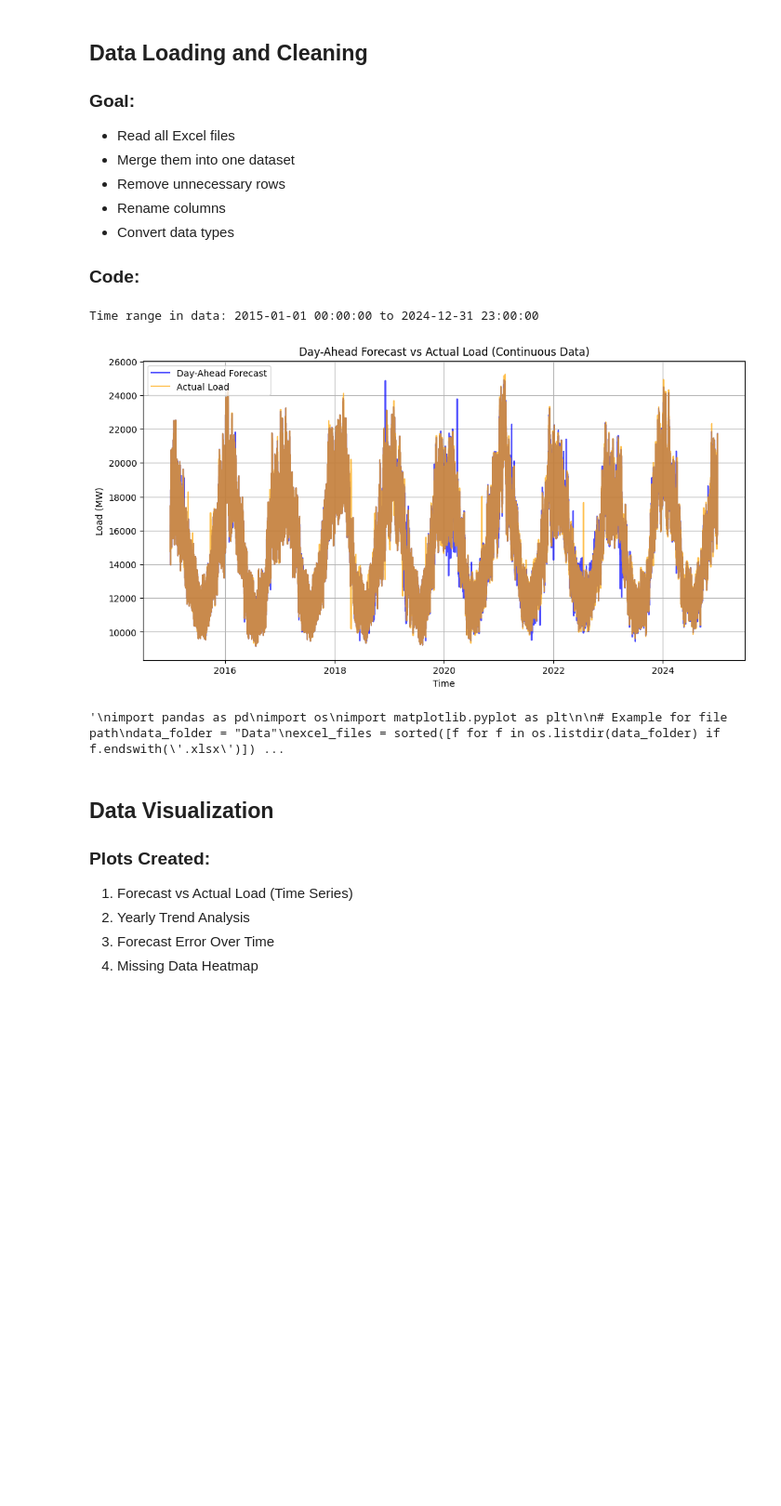
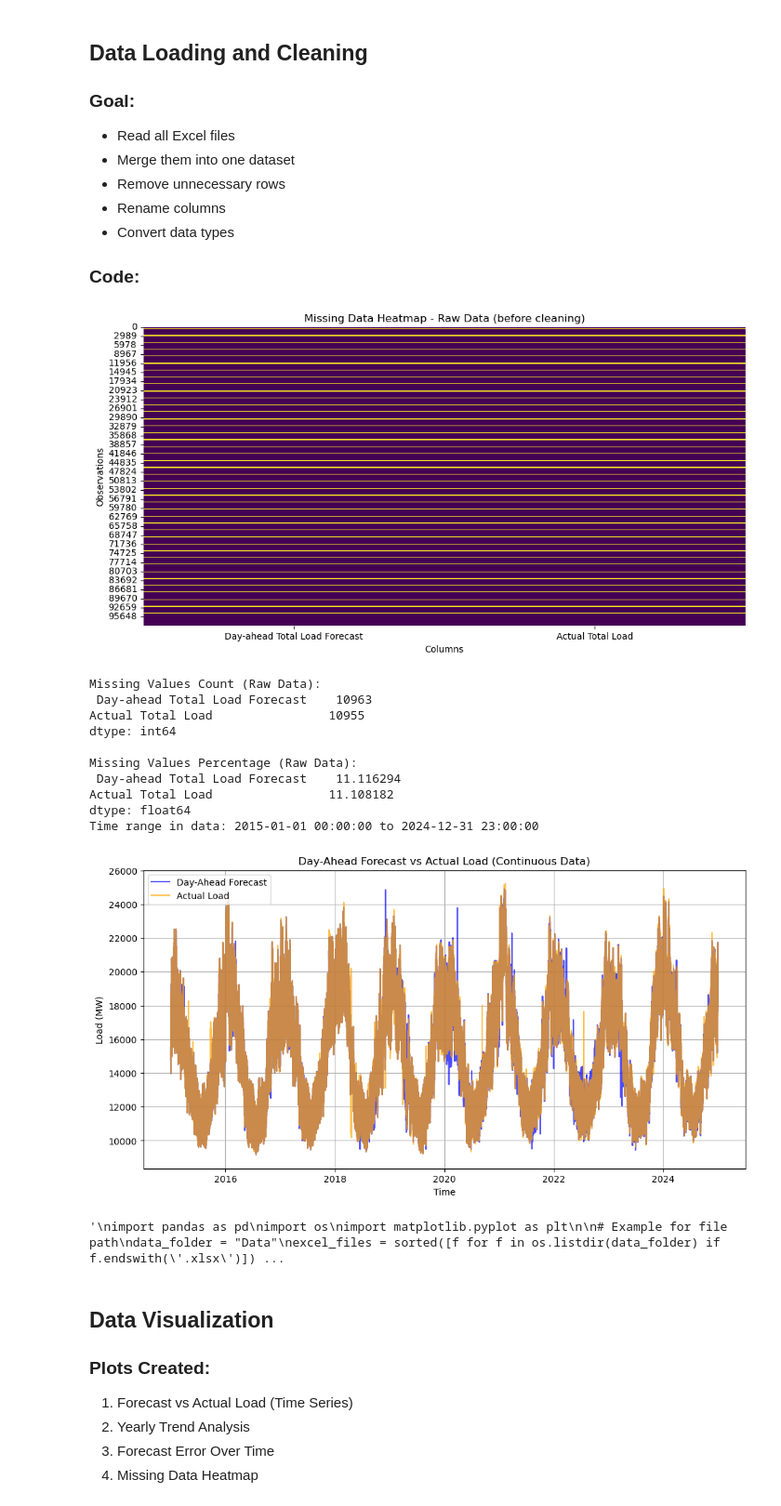
Before and after one commit to ErdemKilci/ReservoirWind, a Jupyter notebook: reservoir_wind.ipynb, the cells around one changed output. Shown at 93% size. Drawn from its saved outputs; the diff is of its cells as text; code cells hidden in the pictures; blank space fills up the shorter version.

Commit message:
added raw data missing
copied raw_data_list and plotted heating map to show data cleaninng phases.

```diff
--- a/reservoir_wind.ipynb
+++ b/reservoir_wind.ipynb
@@ -54,12 +54,14 @@ import os
 import matplotlib.pyplot as plt
 import numpy as np
 import re
+import seaborn as sns
 
 # Define file paths
 data_folder = "Data"
 excel_files = sorted([f for f in os.listdir(data_folder) if f.endswith('.xlsx')])  # Sort files chronologically
 
-all_data = pd.DataFrame()
+raw_data_list = [] # To store raw data for vis..
+all_data = pd.DataFrame() # This will store the cleaned data.
 
 for file in excel_files:
     file_path = os.path.join(data_folder, file)
@@ -70,6 +72,10 @@ for file in excel_files:
     # Read Excel file, skipping 6 rows
     data = pd.read_excel(file_path, skiprows=6, dtype=str)
 
+    # Store a copy of the raw data before any cleaning for later visualization
+    raw_data_list.append(data.copy())
+
+    #Cleaning process
     # Rename first row as actual column names
     data.columns = ['Time', 'Forecast Load', 'Actual Load']
 
@@ -102,6 +108,32 @@ for file in excel_files:
 
     # Append cleaned data
     all_data = pd.concat([all_data, data[['Timestamp', 'Forecast Load', 'Actual Load']]], ignore_index=True)
+
+# Combine all raw data for visualization
+raw_data = pd.concat(raw_data_list, ignore_index=True)
+
+# Exclude any columns that start with 'Unnamed'
+# Strip any whitespace around column names
+raw_data.columns = raw_data.columns.str.strip()
+# Drop columns containing 'Unnamed' in the name
+raw_data = raw_data.loc[:, ~raw_data.columns.str.contains('^Unnamed', case=False)]
+
+
+# Before: vis. raw data
+plt.figure(figsize=(12, 6))
+sns.heatmap(raw_data.isnull(), cbar=False, cmap='viridis')
+plt.title("Missing Data Heatmap - Raw Data (before cleaning)")
+plt.xlabel("Columns")
+plt.ylabel("Observations")
+plt.show()
+
+#Print missing values counts and percentages for raw data
+missing_counts = raw_data.isnull().sum()
+missing_percent = raw_data.isnull().mean()*100
+print("Missing Values Count (Raw Data):\n", missing_counts)
+print("\nMissing Values Percentage (Raw Data):\n", missing_percent)
+
+# After: Visualise Cleaned Data
 
 # Verify the range of the data
 print("Time range in data:", all_data['Timestamp'].min(), "to", all_data['Timestamp'].max())
@@ -219,35 +251,45 @@ for file in excel_files:
     # Generate timestamps dynamically based on the current_datetime
     num_rows = len(filtered_data)
     time_range = pd.date_range(start=current_datetime, periods=num_rows, freq='h')
     filtered_data['Time'] = time_range
 
     # Update current_datetime to continue from the end of this file's data
     current_datetime = time_range[-1] + pd.Timedelta(hours=1)
 
     # Convert columns to numeric, preserving NaN values
     filtered_data['Forecast Load'] = pd.to_numeric(filtered_data['Forecast Load'], errors='coerce')
     filtered_data['Actual Load'] = pd.to_numeric(filtered_data['Actual Load'], errors='coerce')
 
     # Append to the combined DataFrame
     all_data = pd.concat([all_data, filtered_data[['Time', 'Forecast Load', 'Actual Load']]], ignore_index=True)
 
 # Verify the range of the data
 print("Time range in data:", all_data['Time'].min(), "to", all_data['Time'].max())
 
 # Plot the data, including null values
 plt.figure(figsize=(12, 6))
 plt.plot(all_data['Time'], all_data['Forecast Load'], label='Day-Ahead Forecast', alpha=0.7, color='blue')
 plt.plot(all_data['Time'], all_data['Actual Load'], label='Actual Load', alpha=0.7, color='orange')
 plt.xlabel('Time')
 plt.ylabel('Load (MW)')
 plt.title('Day-Ahead Forecast vs Actual Load (With Skipped Rows)')
 plt.legend()
 plt.grid()
 plt.show()
 """
 # %% [output]
+[figure, new version]
+Missing Values Count (Raw Data):
+ Day-ahead Total Load Forecast    10963
+Actual Total Load                10955
+dtype: int64
+
+Missing Values Percentage (Raw Data):
+ Day-ahead Total Load Forecast    11.116294
+Actual Total Load                11.108182
+dtype: float64
 Time range in data: 2015-01-01 00:00:00 to 2024-12-31 23:00:00
-[figure, old version]
+[figure, added]
 '\nimport pandas as pd\nimport os\nimport matplotlib.pyplot as plt\n\n# Example for file path\ndata_folder = "Data"\nexcel_files = sorted([f for f in os.listdir(data_folder) if f.endswith(\'.xlsx\')]) ...
 # %% [markdown]
 ## Data Visualization
```
Also changed, not shown: parts of 11 cells of this notebook, 3 other files.
